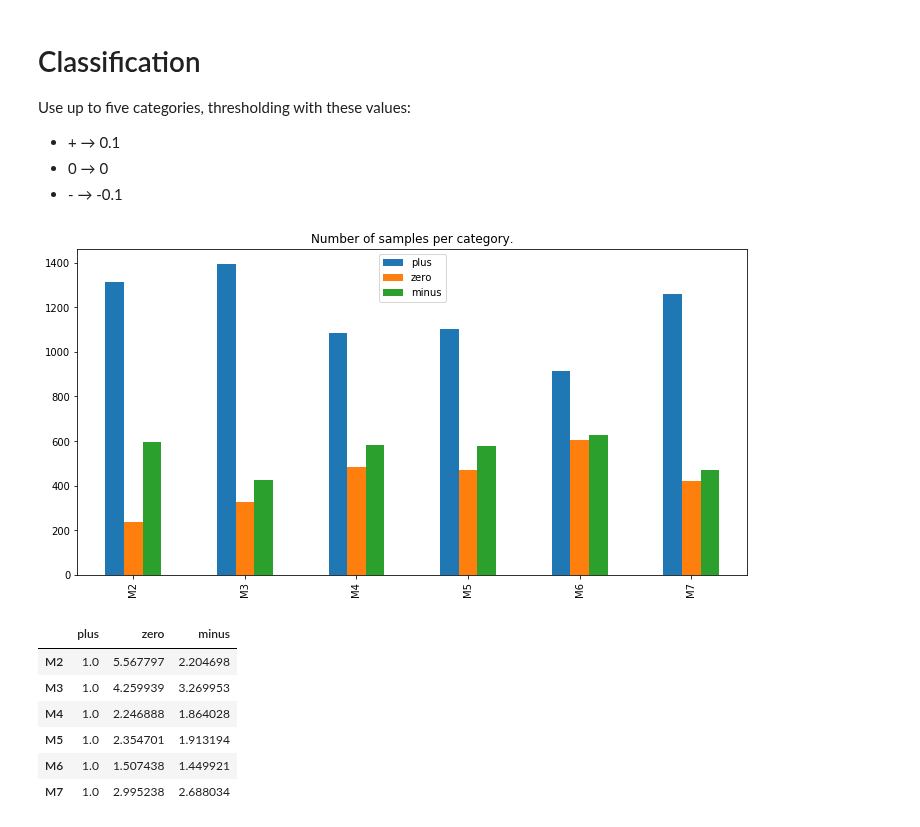
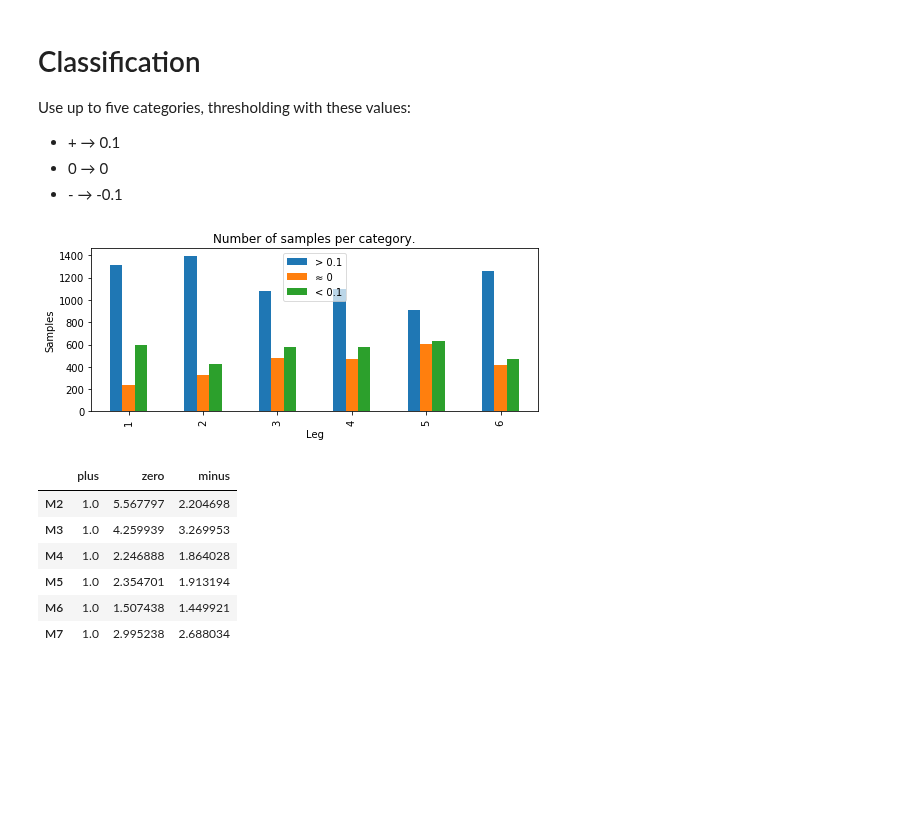
Before and after one commit to leyhline/vix-term-structure, a Jupyter notebook: classification.ipynb, the cells around one changed output. Cells and saved outputs as stored; diff of their text form; code cells hidden in the pictures; blank space fills up the shorter version.

Commit message:
I did some things with the notebooks for extracting graphics...

```diff
--- a/classification.ipynb
+++ b/classification.ipynb
@@ -66,11 +66,16 @@ def get_count(plus, zero, minus):
 # %%
 plus, zero, minus = get_categories(y)
 count = get_count(plus, zero, minus)
-count.plot.bar()
+count.plot.bar(figsize=(8, 3))
+plt.legend(("> 0.1", "≈ 0", "< 0.1"), framealpha=0.7, loc=9)
 plt.title("Number of samples per category.")
+plt.xticks(range(6), range(1, 7))
+plt.xlabel("Leg")
+plt.ylabel("Samples")
+plt.savefig("classification-samples-per-category.pdf", format="pdf", dpi=300, bbox_inches="tight")
 plt.show()
 # %% [output]
-[figure, old version]
+[figure, new version]
 # %%
 scaling = count.apply(lambda x: [1 / (xi / x[0]) for xi in x], axis=1)
 scaling
```
Also changed, not shown: 4 other files.
